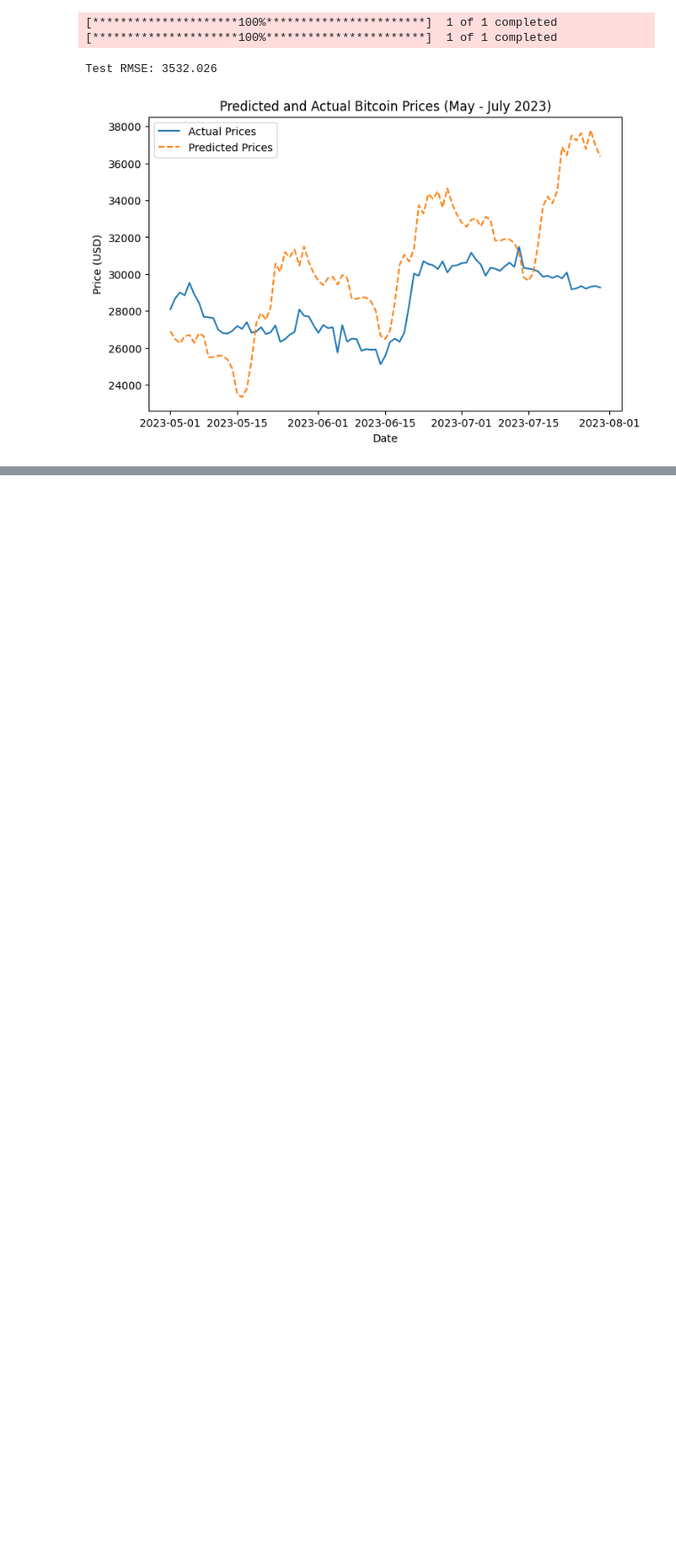
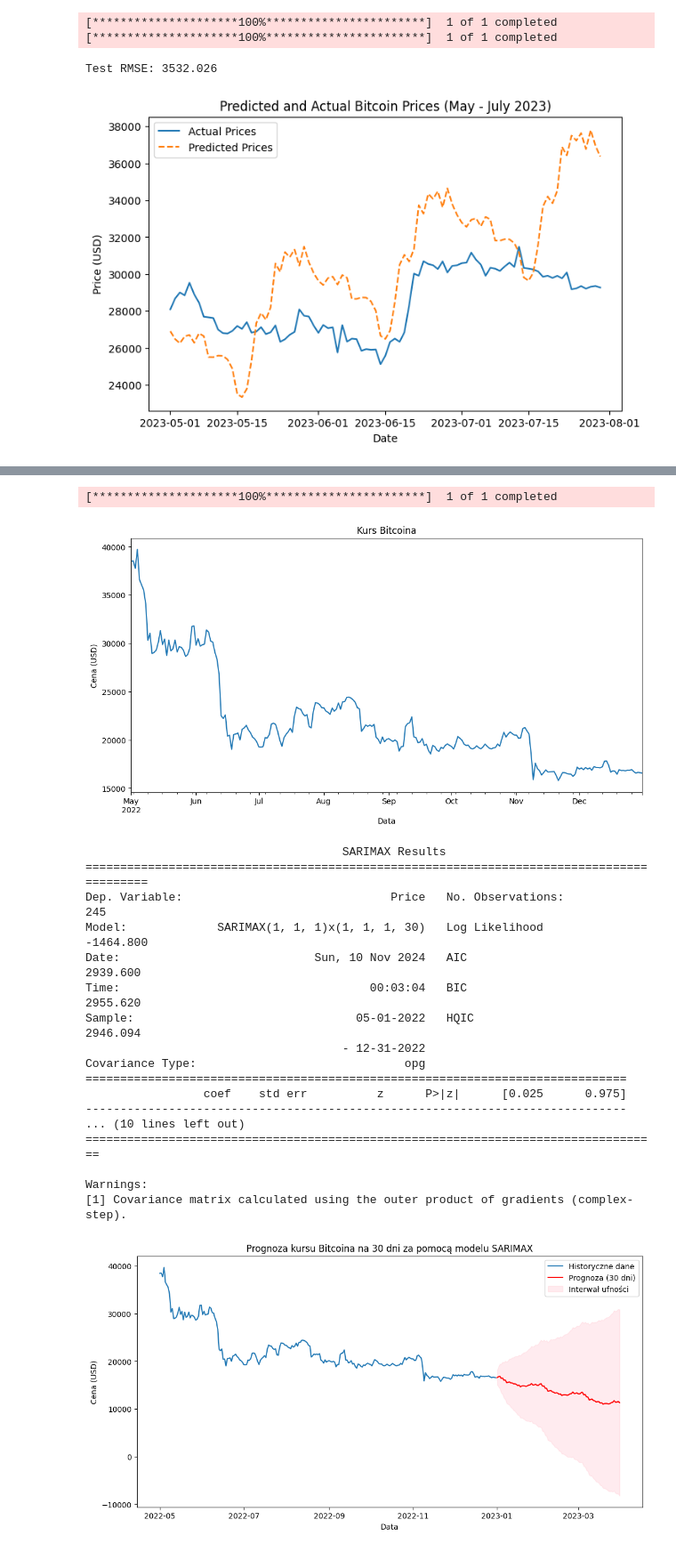
Before and after one commit to cynarski/crypto_predict, a Jupyter notebook: models/cos.ipynb, the cells around one changed output, grey strips where cells are left out. Shown at 89% size. Saved outputs shown, nothing was run; the diff lists cells and outputs as text; code cells hidden in the pictures; blank space fills up the shorter version.

```diff
--- a/models/cos.ipynb
+++ b/models/cos.ipynb
@@ -156,0 +215,72 @@ Test RMSE: 3532.026
+# %%
+import yfinance as yf
+import pandas as pd
+import matplotlib.pyplot as plt
+from statsmodels.tsa.statespace.sarimax import SARIMAX
+
+# Pobranie danych z yfinance
+crypto_symbol = 'BTC-USD'
+data = yf.download(crypto_symbol, start='2022-05-01', end='2023-01-01', interval='1d')
+data = data[['Close']].dropna()
+data.columns = ['Price']
+
+# Wizualizacja danych
+data['Price'].plot(title='Kurs Bitcoina', figsize=(12, 6))
+plt.xlabel('Data')
+plt.ylabel('Cena (USD)')
+plt.show()
+
+# Definicja modelu SARIMAX
+model = SARIMAX(data['Price'],
+                order=(1, 1, 1),
+                seasonal_order=(1, 1, 1, 30),
+                enforce_stationarity=False,
+                enforce_invertibility=False)
+
+# Dopasowanie modelu do danych
+sarimax_model = model.fit(disp=False)
+
+# Wyświetlenie podsumowania modelu
+print(sarimax_model.summary())
+# Prognozowanie 30 dni do przodu
+forecast_period = 90
+forecast = sarimax_model.get_forecast(steps=forecast_period)
+forecast_index = pd.date_range(data.index[-1] + pd.Timedelta(days=1), periods=forecast_period, freq='D')
+forecast_series = pd.Series(forecast.predicted_mean.values, index=forecast_index)
+
+# Interwały ufności prognozy
+confidence_intervals = forecast.conf_int()
+lower_limits = confidence_intervals['lower Price']
+upper_limits = confidence_intervals['upper Price']
+
+# Wizualizacja prognozy
+plt.figure(figsize=(12, 6))
+plt.plot(data['Price'], label='Historyczne dane')
+plt.plot(forecast_series, label='Prognoza (30 dni)', color='red')
+plt.fill_between(forecast_index, lower_limits, upper_limits, color='pink', alpha=0.3, label="Interwał ufności")
+plt.legend()
+plt.title('Prognoza kursu Bitcoina na 30 dni za pomocą modelu SARIMAX')
+plt.xlabel('Data')
+plt.ylabel('Cena (USD)')
+plt.show()
+# %% [output]
+[*********************100%***********************]  1 of 1 completed
+[figure, added]
+                                     SARIMAX Results
+==========================================================================================
+Dep. Variable:                              Price   No. Observations:                  245
+Model:             SARIMAX(1, 1, 1)x(1, 1, 1, 30)   Log Likelihood               -1464.800
+Date:                            Sun, 10 Nov 2024   AIC                           2939.600
+Time:                                    00:03:04   BIC                           2955.620
+Sample:                                05-01-2022   HQIC                          2946.094
+                                     - 12-31-2022
+Covariance Type:                              opg
+==============================================================================
+                 coef    std err          z      P>|z|      [0.025      0.975]
+------------------------------------------------------------------------------
+... (10 lines left out)
+===================================================================================
+
+Warnings:
+[1] Covariance matrix calculated using the outer product of gradients (complex-step).
+[figure, added]
```
Also changed, not shown: parts of 3 cells of this notebook.
